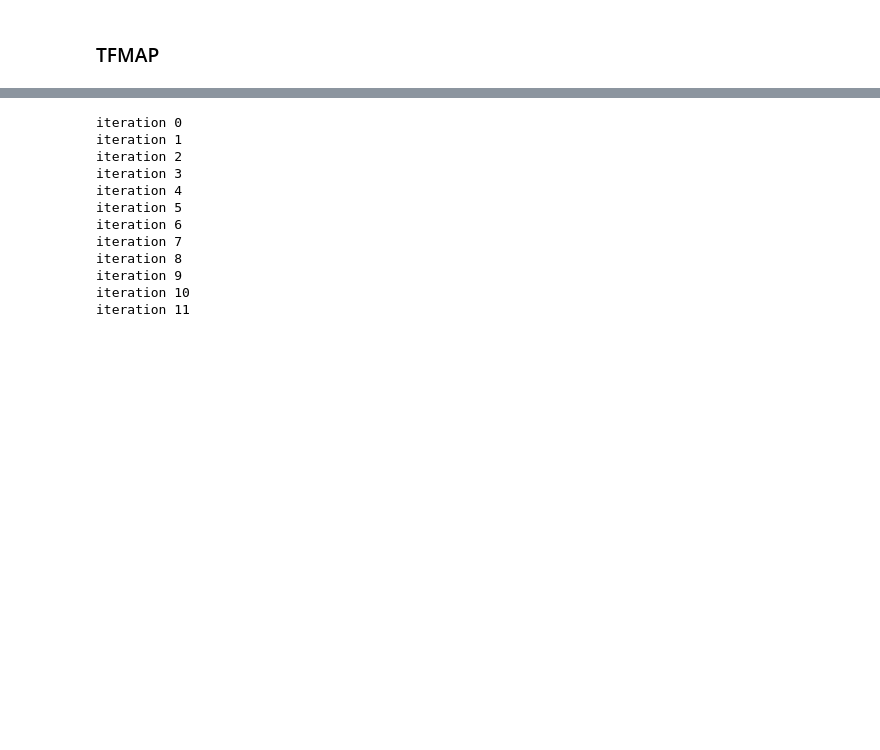
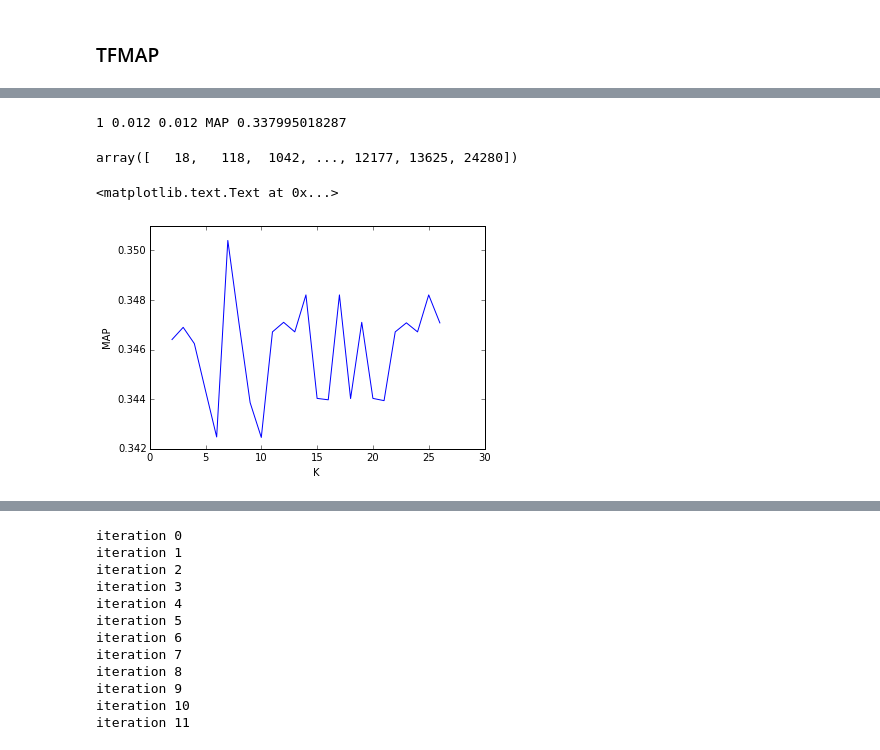
Before and after one commit to egorkudr1/diploma, a Jupyter notebook: rank_experiments.ipynb, the cells around one changed output, grey strips where cells are left out. Drawn from its saved outputs; the diff is of its cells as text; code cells hidden in the pictures; blank space fills up the shorter version.

```diff
--- a/rank_experiments.ipynb
+++ b/rank_experiments.ipynb
@@ -156,2 +320,17 @@ for i, K in enumerate(list_K):
 # %% [markdown]
 ### TFMAP
+# %%
+list_reg = np.linspace(0.001, 0.1, 10)
+list_lrate = np.linspace(0.001, 0.1, 10)
+K = 10
+
+tfmap_validation = np.zeros((len(list_reg), len(list_lrate)))
+
+for i, reg in enumerate(list_reg):
+    for j, lrate in enumerate(list_lrate):
+        cf = rankingmethod.TFMAP(user_item, K=K, reg=reg, lrate=lrate, verbose = 0, maxiter=12)
+        cf.fit(train)
+        mp = rankingmeasure.get_MAP(train, test, cf)
+        tfmap_validation[i,j] = mp
+        print(K, reg, lrate, "MAP", mp)
+        sys.stdout.flush()
@@ -157,0 +355,27 @@ for i, K in enumerate(list_K):
+# %%
+index = np.unravel_index(np.argmax(tfmap_validation), tfmap_validation.shape)
+# %%
+list_K = np.arange(25) + 1
+reg = list_reg[index[0]]
+lrate = list_lrate[index[1]]
+mp = np.zeros(list_K.shape[0])
+for i, K in enumerate(list_K):
+    tfmap = rankingmethod.TFMAP(user_item,K=K, reg=reg, lrate=lrate, verbose=0, maxiter=12)
+    tfmap.fit(train)
+    mp[i] = rankingmeasure.get_MAP(train, test, tfmap, skip_train=False)
+#             climf_validation[i,j,m] = mrr
+    print(K, lrate, reg, "MAP", mp[i])
+    sys.stdout.flush()
+# %% [output]
+1 0.012 0.012 MAP 0.337995018287
+# %%
+tfmap.get_list(0)
+# %% [output]
+array([   18,   118,  1042, ..., 12177, 13625, 24280])
+# %%
+plt.plot(list_K, mp)
+plt.xlabel("K")
+plt.ylabel("MAP")
+# %% [output]
+<matplotlib.text.Text at 0x...>
+[figure, added]
```
Also changed, not shown: parts of 38 cells of this notebook, 3 other files.
